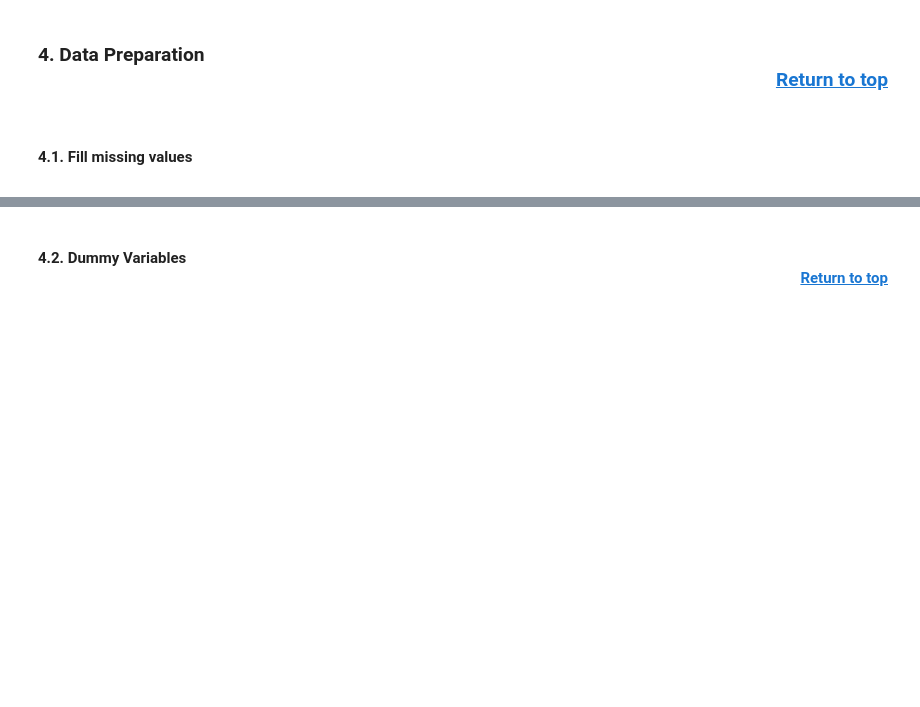
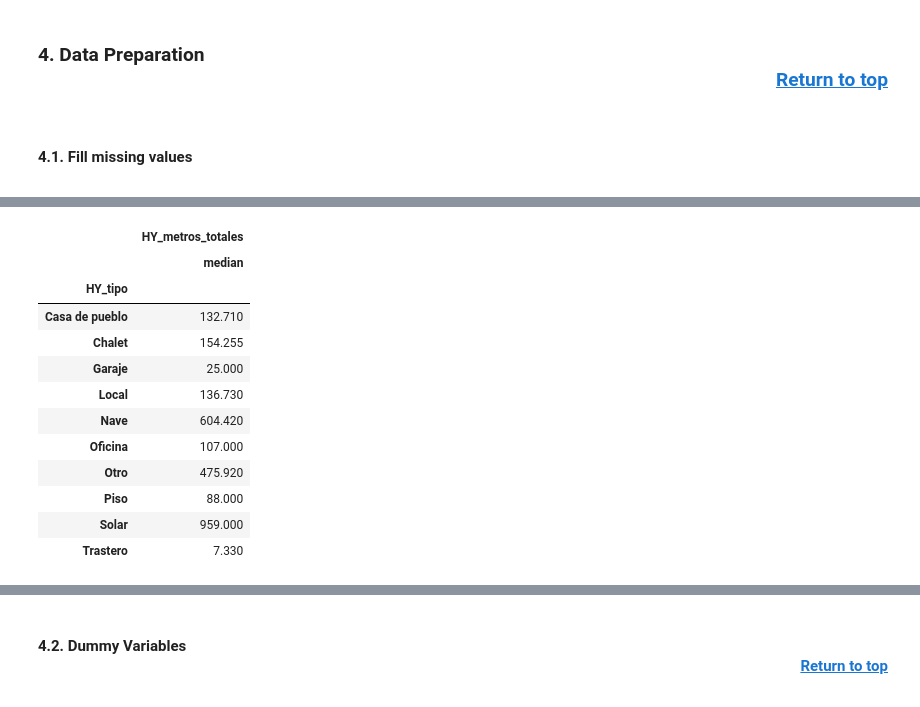
Before and after one commit to RohitUttam/UniversityHack2019, a Jupyter notebook: Expl_ini_rf.ipynb, the cells around one changed output, grey strips where cells are left out. Saved outputs shown, nothing was run; the diff lists cells and outputs as text; code cells hidden in the pictures; blank space fills up the shorter version.

```diff
--- a/Expl_ini_rf.ipynb
+++ b/Expl_ini_rf.ipynb
@@ -482,3 +493,22 @@ provincias = to_fill_missing_values_prov.index.values.tolist()
 for col in idealista_vars:
     for provincia in provincias:
         modelar.loc[(modelar['HY_provincia'] == provincia) & (modelar[col].isnull()), col] = to_fill_missing_values_prov.loc[provincia, col].values[0]
+# %%
+modelar = modelar.loc[modelar['IDEA_pc_1960'].notnull()]
+# %%
+to_fill_missing_values_tipo = modelar[['HY_metros_totales', 'HY_tipo']].groupby(by = 'HY_tipo').agg(['median'])
+to_fill_missing_values_tipo
+# %% [output]
+|  | HY_metros_totales |
+|  | median |
+| HY_tipo |  |
+| Casa de pueblo | 132.710 |
+| Chalet | 154.255 |
+| Garaje | 25.000 |
+| Local | 136.730 |
+| Nave | 604.420 |
+| Oficina | 107.000 |
+| Otro | 475.920 |
+| Piso | 88.000 |
+| Solar | 959.000 |
+| Trastero | 7.330 |
```
Also changed, not shown: parts of 18 cells of this notebook, 1 other file.
